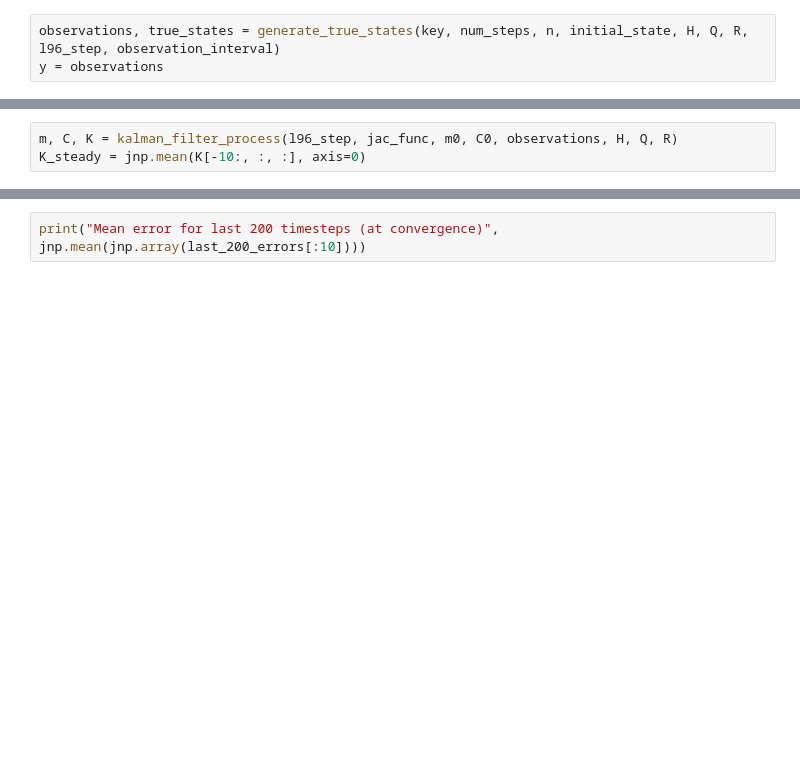
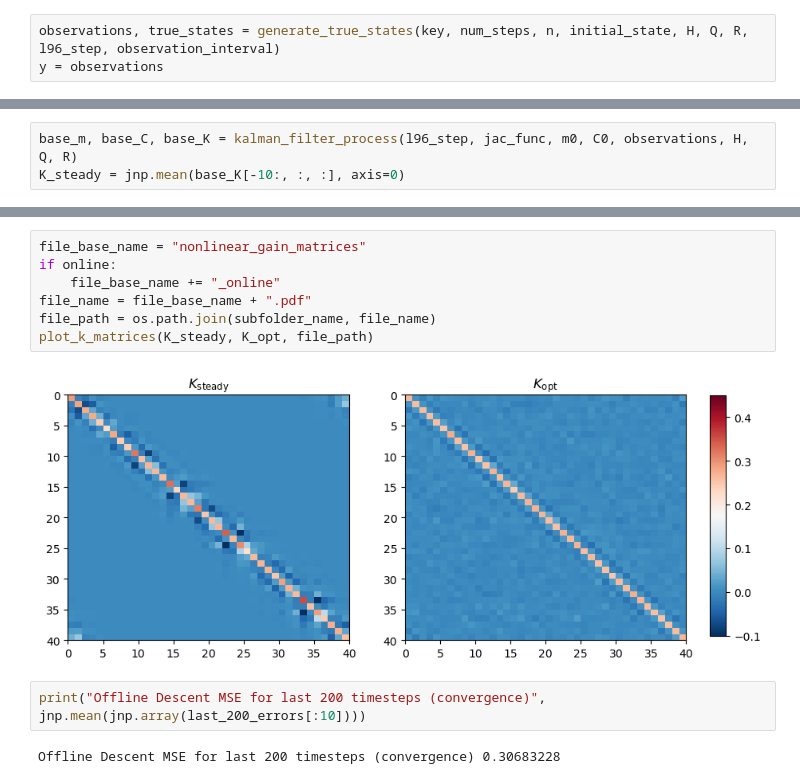
Before and after one commit to enochcluk/variational_filtering, a Jupyter notebook: fixed_nonlinear.ipynb, the cells around one changed output, grey strips where cells are left out. Drawn from its saved outputs; the diff is of its cells as text; blank space fills up the shorter version.

```diff
--- a/fixed_nonlinear.ipynb
+++ b/fixed_nonlinear.ipynb
@@ -90,5 +71,5 @@ def var_cost_single_step(K, m0, C0, n, Q, H, R, y_curr, key, J, J0):
     cost = kl_divergence - log_likelihood_val
     return cost
 # %%
-m, C, K = kalman_filter_process(l96_step, jac_func, m0, C0, observations, H, Q, R)
-K_steady = jnp.mean(K[-10:, :, :], axis=0)
+base_m, base_C, base_K = kalman_filter_process(l96_step, jac_func, m0, C0, observations, H, Q, R)
+K_steady = jnp.mean(base_K[-10:, :, :], axis=0)
@@ -149,3 +125,14 @@ for i in tqdm(range(n_iters)):
+# %%
+file_base_name = "nonlinear_gain_matrices"
+if online:
+    file_base_name += "_online"
+file_name = file_base_name + ".pdf"
+file_path = os.path.join(subfolder_name, file_name)
+plot_k_matrices(K_steady, K_opt, file_path)
+# %% [output]
+[figure, added]
 # %%
-print("Mean error for last 200 timesteps (at convergence)", jnp.mean(jnp.array(last_200_errors[:10])))
+print("Offline Descent MSE for last 200 timesteps (convergence)", jnp.mean(jnp.array(last_200_errors[:10])))
+# %% [output]
+Offline Descent MSE for last 200 timesteps (convergence) 0.30683228
 # %%
```
Also changed, not shown: parts of 12 cells of this notebook, 18 other files.
